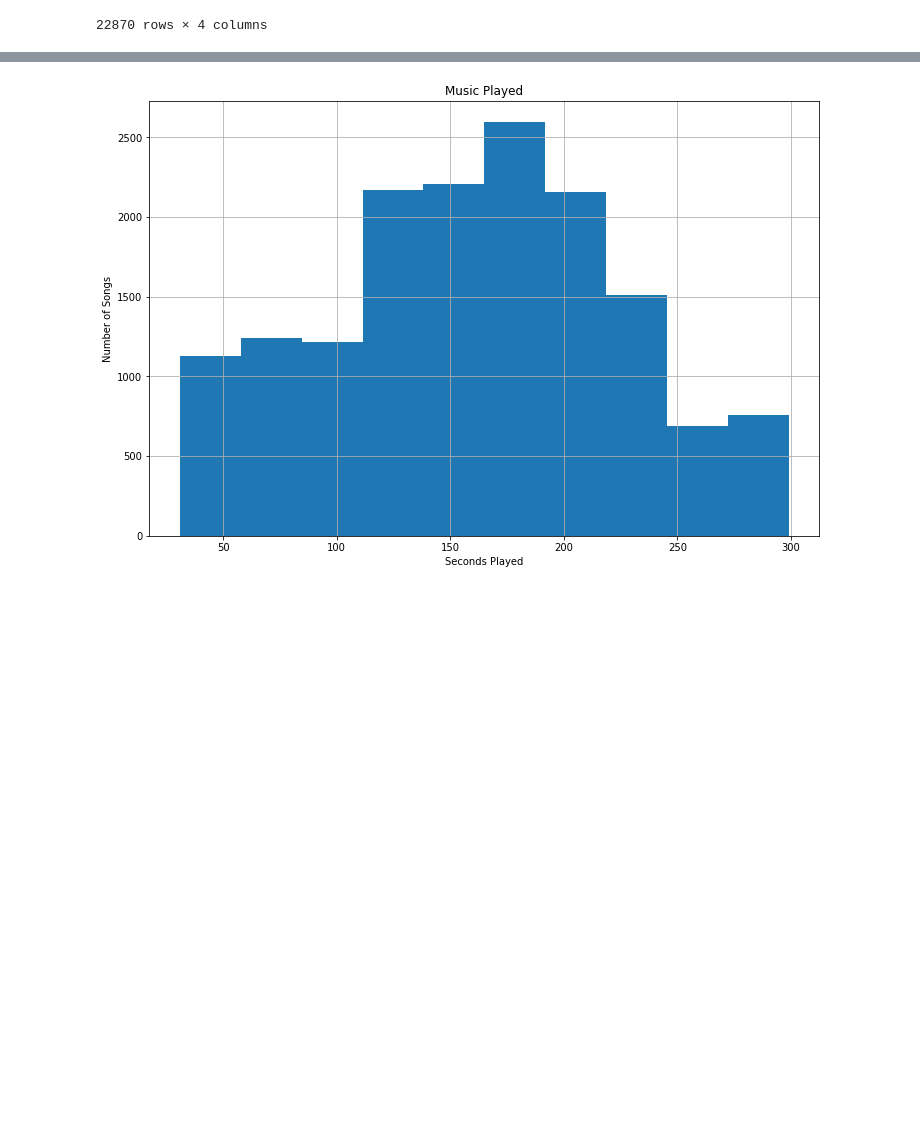
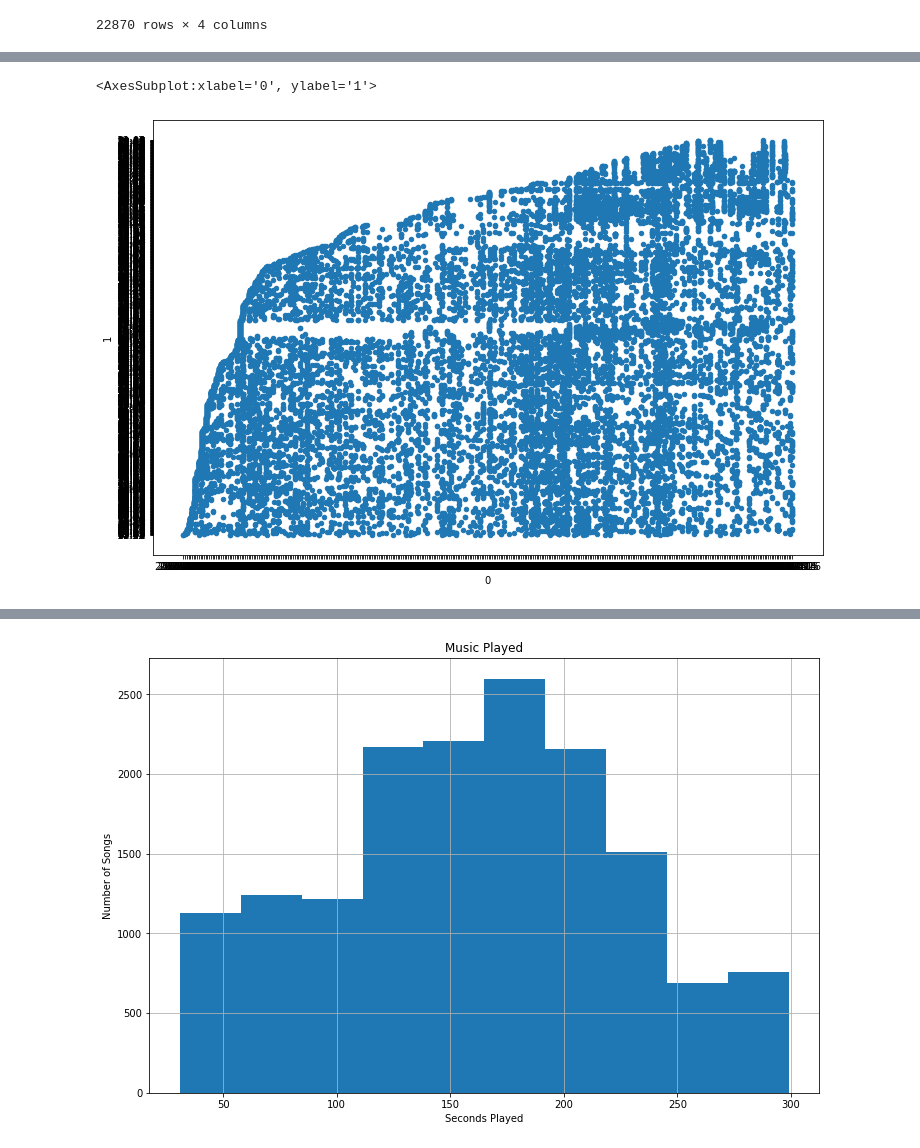
Before and after one commit to charliehanlon/SpotifyExploration, a Jupyter notebook: SpotifyEx.ipynb, the cells around one changed output, grey strips where cells are left out. Cells and saved outputs as stored; diff of their text form; code cells hidden in the pictures; blank space fills up the shorter version.

Commit message:
DataSet.SPOT

```diff
--- a/SpotifyEx.ipynb
+++ b/SpotifyEx.ipynb
@@ -71,0 +119,8 @@ x
+# %%
+Time_data = sdf['endTime'].str.split(' ', expand=True)
+
+
+sdf['endTime'].str.split(' ', expand=True)[0]
+sdf['endTime'].str.split(' ', expand=True)[1]
+
+#sdf['endTime'].str.split(' ', expand=True)[1]
@@ -71,0 +140,5 @@ x
+# %%
+Time_data.plot.scatter(x=0, y=1)
+# %% [output]
+<AxesSubplot:xlabel='0', ylabel='1'>
+[figure, added]
```
Also changed, not shown: parts of 13 cells of this notebook.
